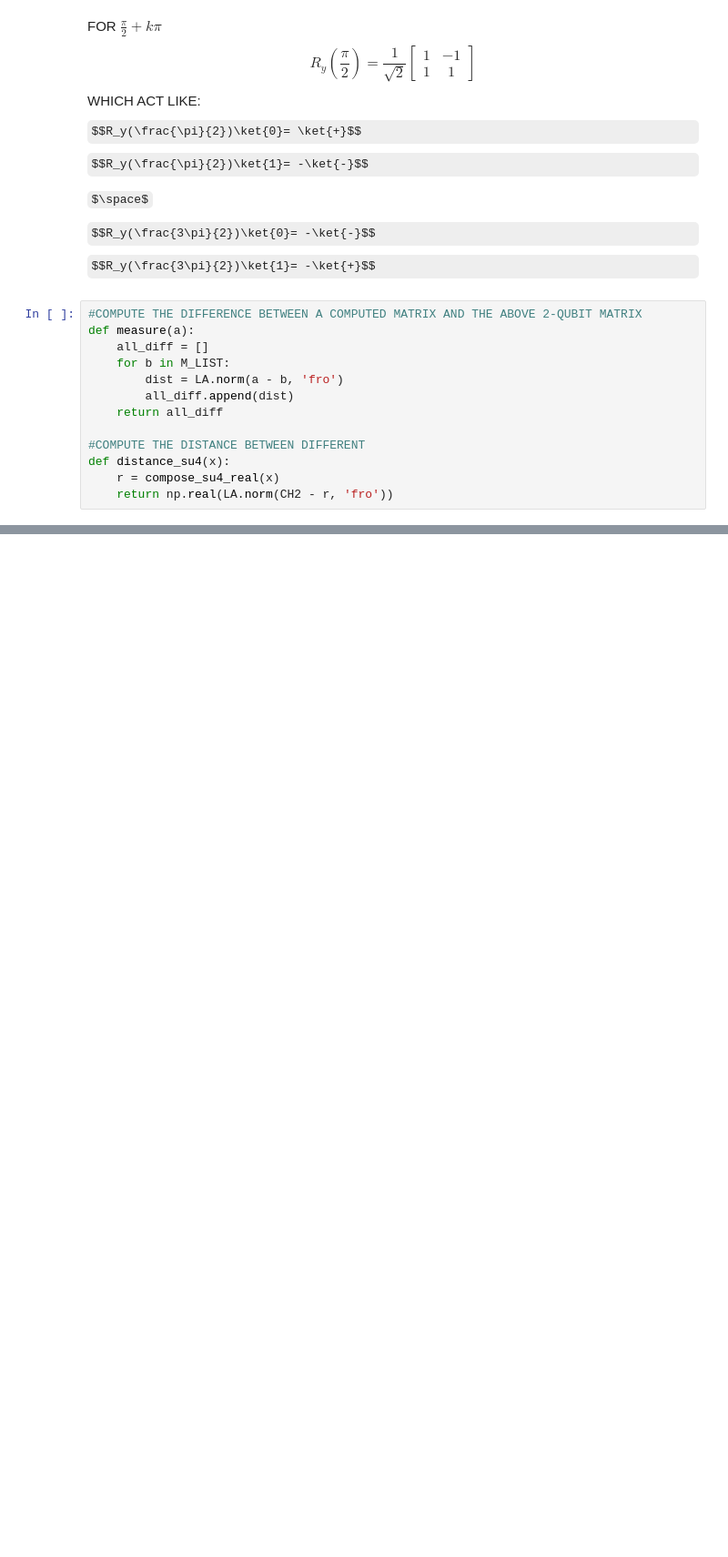
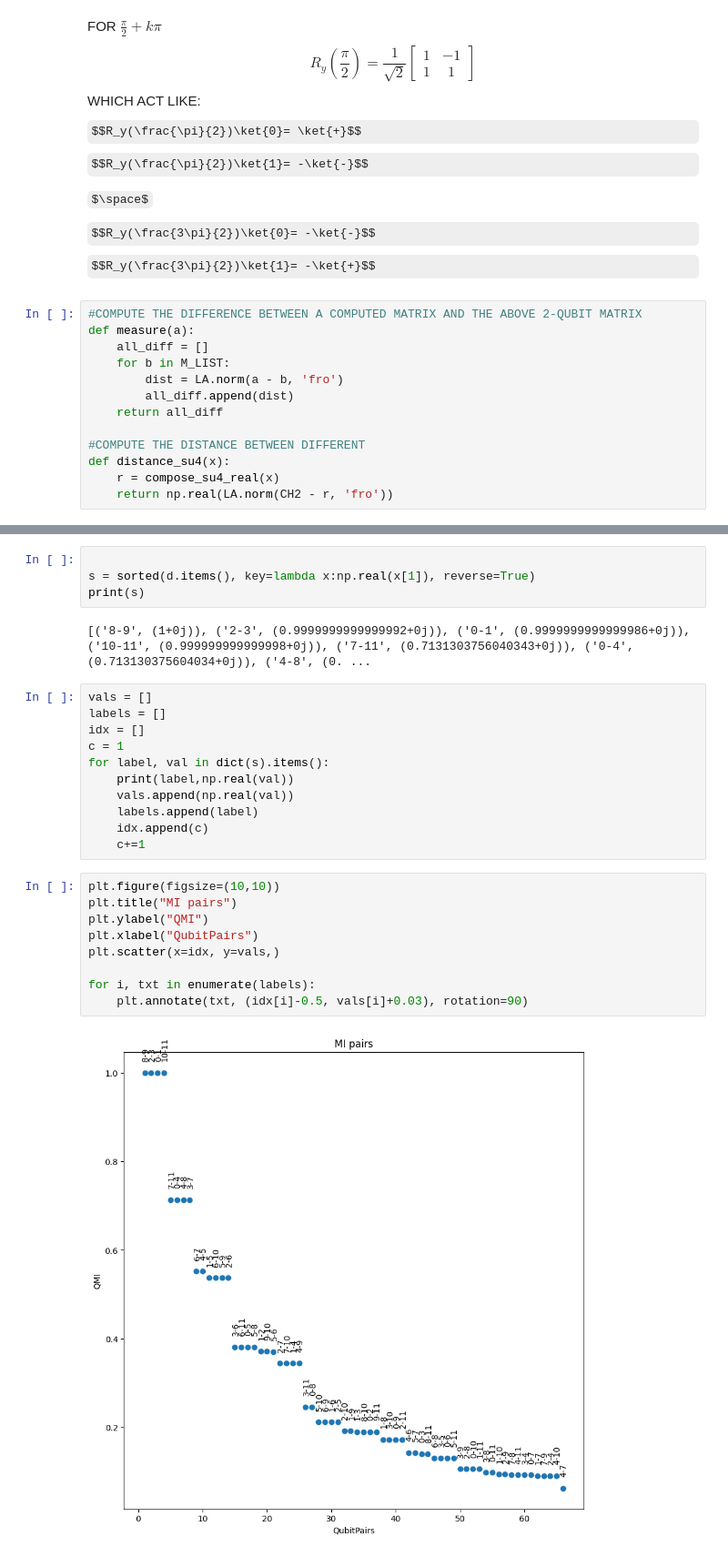
Before and after one commit to FabioTarocco/MULTILAYER-QIDA, a Jupyter notebook: cluster_analysis.ipynb, the cells around one changed output, grey strips where cells are left out. Shown at 91% size. Cells and saved outputs as stored; diff of their text form; some formulas as TeX source; blank space fills up the shorter version.

```diff
--- a/cluster_analysis.ipynb
+++ b/cluster_analysis.ipynb
@@ -528,0 +514,28 @@ Starting Optimization!
+# %%
+
+s = sorted(d.items(), key=lambda x:np.real(x[1]), reverse=True)
+print(s)
+# %% [output]
+[('8-9', (1+0j)), ('2-3', (0.9999999999999992+0j)), ('0-1', (0.9999999999999986+0j)), ('10-11', (0.999999999999998+0j)), ('7-11', (0.7131303756040343+0j)), ('0-4', (0.713130375604034+0j)), ('4-8', (0. ...
+# %%
+vals = []
+labels = []
+idx = []
+c = 1
+for label, val in dict(s).items():
+    print(label,np.real(val))
+    vals.append(np.real(val))
+    labels.append(label)
+    idx.append(c)
+    c+=1
+# %%
+plt.figure(figsize=(10,10))
+plt.title("MI pairs")
+plt.ylabel("QMI")
+plt.xlabel("QubitPairs")
+plt.scatter(x=idx, y=vals,)
+
+for i, txt in enumerate(labels):
+    plt.annotate(txt, (idx[i]-0.5, vals[i]+0.03), rotation=90)
+# %% [output]
+[figure, added]
```
Also changed, not shown: parts of 13 cells of this notebook, 2 other files.
